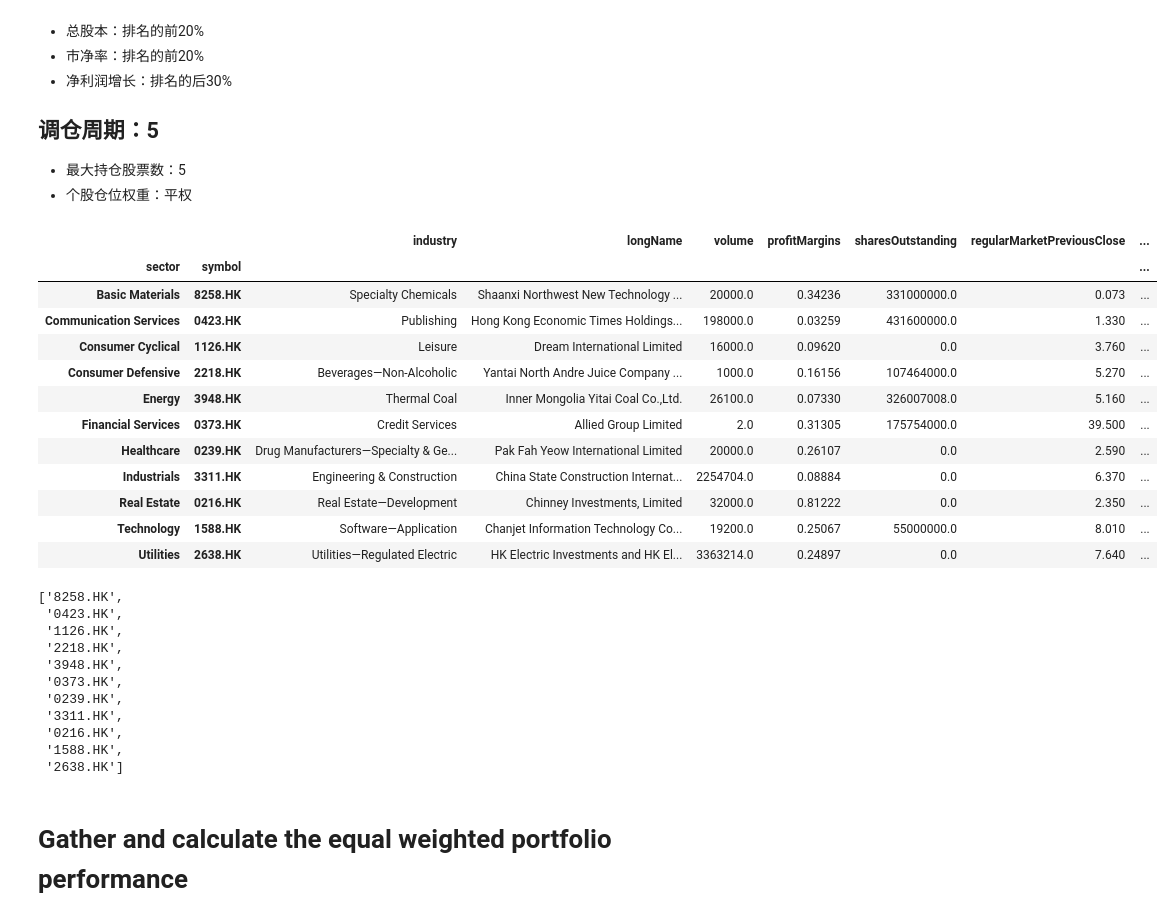
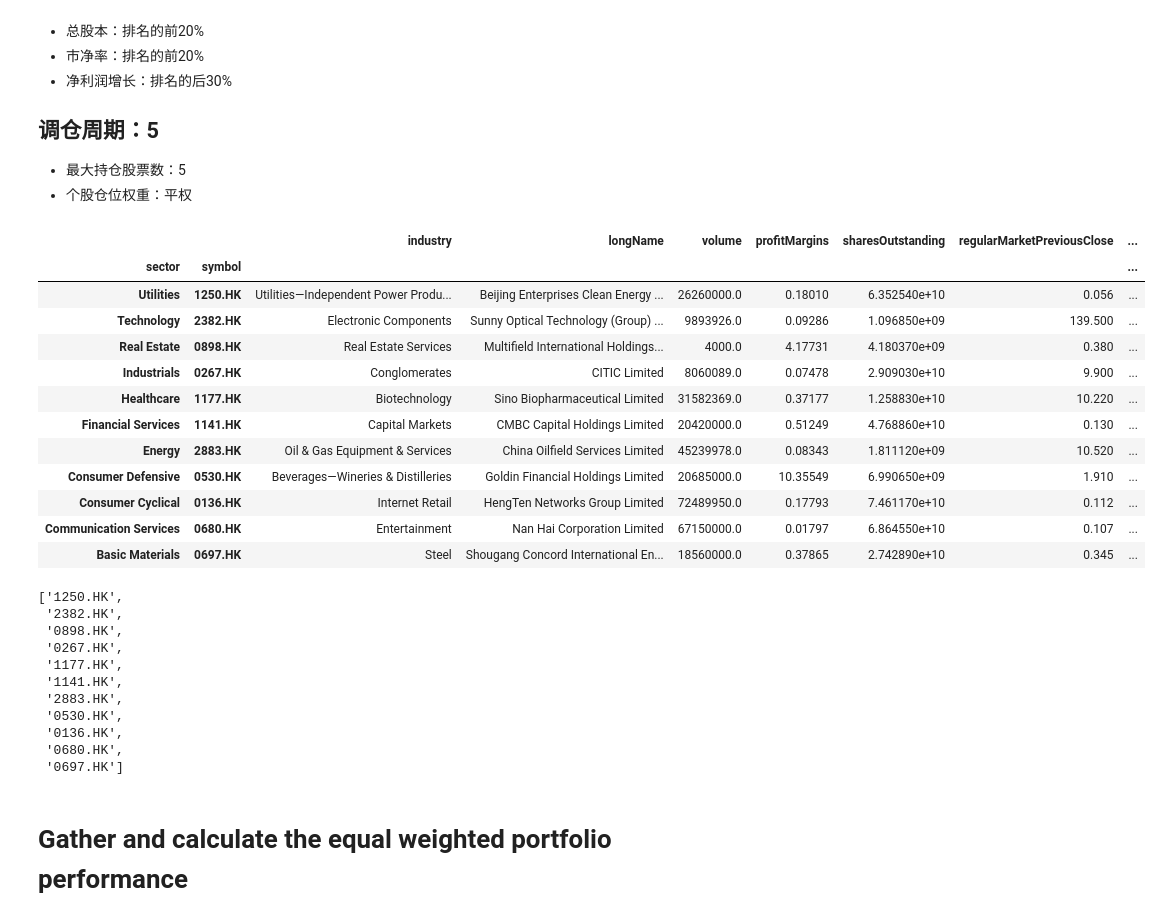
Before and after one commit to mb95506/CISC7201Project, a Jupyter notebook: portfolio_builder.ipynb, the cells around one changed output. Saved outputs shown, nothing was run; the diff lists cells and outputs as text; code cells hidden in the pictures.

```diff
--- a/portfolio_builder.ipynb
+++ b/portfolio_builder.ipynb
@@ -111,45 +114,48 @@ tickersFrame = pd.read_csv('HKTickersInfo.csv')
 # %%
 selected_keys=['symbol', 'sector', 'industry', 'longName', 'volume',
                 'profitMargins', 'sharesOutstanding', 'regularMarketPreviousClose',
                 'trailingPE', 'priceToBook', 'earningsQuarterlyGrowth']
 tickersFrame = pd.read_csv('HKTickersInfo.csv')
 # for c in tickersFrame.columns: print(c)
 tickersFrame=tickersFrame[selected_keys]
 tickersFrame=tickersFrame.dropna()
 tickersFrame=tickersFrame.astype({'trailingPE': 'float64'})
+tickersFrame['weightedFactors']=(tickersFrame['sharesOutstanding'])/(tickersFrame.max()['sharesOutstanding']) + \
+    (tickersFrame['priceToBook'])/(tickersFrame.max()['priceToBook']) + \
+    (tickersFrame['earningsQuarterlyGrowth'])/(tickersFrame.max()['earningsQuarterlyGrowth'])
 tickersFrame.set_index(['sector','symbol'], inplace=True)
 tickersFrame.sort_index(inplace=True)
-tickersFrame=tickersFrame.sort_values(by=['sector', 'sharesOutstanding', 'priceToBook', 'earningsQuarterlyGrowth'], ascending=True).groupby('sector').head(1)
+tickersFrame=tickersFrame.sort_values(by=['sector', 'weightedFactors'], ascending=False).groupby('sector').head(1)
 tickersFrame
 # %% [output]
 |  |  | industry | longName | volume | profitMargins | sharesOutstanding | regularMarketPreviousClose | ... |
 | sector | symbol |  |  |  |  |  |  | ... |
-| Basic Materials | 8258.HK | Specialty Chemicals | Shaanxi Northwest New Technology ... | 20000.0 | 0.34236 | 331000000.0 | 0.073 | ... |
-| Communication Services | 0423.HK | Publishing | Hong Kong Economic Times Holdings... | 198000.0 | 0.03259 | 431600000.0 | 1.330 | ... |
-| Consumer Cyclical | 1126.HK | Leisure | Dream International Limited | 16000.0 | 0.09620 | 0.0 | 3.760 | ... |
-| Consumer Defensive | 2218.HK | Beverages—Non-Alcoholic | Yantai North Andre Juice Company ... | 1000.0 | 0.16156 | 107464000.0 | 5.270 | ... |
-| Energy | 3948.HK | Thermal Coal | Inner Mongolia Yitai Coal Co.,Ltd. | 26100.0 | 0.07330 | 326007008.0 | 5.160 | ... |
-| Financial Services | 0373.HK | Credit Services | Allied Group Limited | 2.0 | 0.31305 | 175754000.0 | 39.500 | ... |
-| Healthcare | 0239.HK | Drug Manufacturers—Specialty & Ge... | Pak Fah Yeow International Limited | 20000.0 | 0.26107 | 0.0 | 2.590 | ... |
-| Industrials | 3311.HK | Engineering & Construction | China State Construction Internat... | 2254704.0 | 0.08884 | 0.0 | 6.370 | ... |
-| Real Estate | 0216.HK | Real Estate—Development | Chinney Investments, Limited | 32000.0 | 0.81222 | 0.0 | 2.350 | ... |
-| Technology | 1588.HK | Software—Application | Chanjet Information Technology Co... | 19200.0 | 0.25067 | 55000000.0 | 8.010 | ... |
-| Utilities | 2638.HK | Utilities—Regulated Electric | HK Electric Investments and HK El... | 3363214.0 | 0.24897 | 0.0 | 7.640 | ... |
+| Utilities | 1250.HK | Utilities—Independent Power Produ... | Beijing Enterprises Clean Energy ... | 26260000.0 | 0.18010 | 6.352540e+10 | 0.056 | ... |
+| Technology | 2382.HK | Electronic Components | Sunny Optical Technology (Group) ... | 9893926.0 | 0.09286 | 1.096850e+09 | 139.500 | ... |
+| Real Estate | 0898.HK | Real Estate Services | Multifield International Holdings... | 4000.0 | 4.17731 | 4.180370e+09 | 0.380 | ... |
+| Industrials | 0267.HK | Conglomerates | CITIC Limited | 8060089.0 | 0.07478 | 2.909030e+10 | 9.900 | ... |
+| Healthcare | 1177.HK | Biotechnology | Sino Biopharmaceutical Limited | 31582369.0 | 0.37177 | 1.258830e+10 | 10.220 | ... |
+| Financial Services | 1141.HK | Capital Markets | CMBC Capital Holdings Limited | 20420000.0 | 0.51249 | 4.768860e+10 | 0.130 | ... |
+| Energy | 2883.HK | Oil & Gas Equipment & Services | China Oilfield Services Limited | 45239978.0 | 0.08343 | 1.811120e+09 | 10.520 | ... |
+| Consumer Defensive | 0530.HK | Beverages—Wineries & Distilleries | Goldin Financial Holdings Limited | 20685000.0 | 10.35549 | 6.990650e+09 | 1.910 | ... |
+| Consumer Cyclical | 0136.HK | Internet Retail | HengTen Networks Group Limited | 72489950.0 | 0.17793 | 7.461170e+10 | 0.112 | ... |
+| Communication Services | 0680.HK | Entertainment | Nan Hai Corporation Limited | 67150000.0 | 0.01797 | 6.864550e+10 | 0.107 | ... |
+| Basic Materials | 0697.HK | Steel | Shougang Concord International En... | 18560000.0 | 0.37865 | 2.742890e+10 | 0.345 | ... |
 # %%
 recommendedPortfolio = tickersFrame.reset_index('sector').index.to_list()
 recommendedPortfolio
 # %% [output]
-['8258.HK',
- '0423.HK',
- '1126.HK',
- '2218.HK',
- '3948.HK',
- '0373.HK',
- '0239.HK',
- '3311.HK',
- '0216.HK',
- '1588.HK',
- '2638.HK']
+['1250.HK',
+ '2382.HK',
+ '0898.HK',
+ '0267.HK',
+ '1177.HK',
+ '1141.HK',
+ '2883.HK',
+ '0530.HK',
+ '0136.HK',
+ '0680.HK',
+ '0697.HK']
 # %% [markdown]
 # Gather and calculate the equal weighted portfolio performance
 # %%
```
Also changed, not shown: parts of 2 cells of this notebook.
